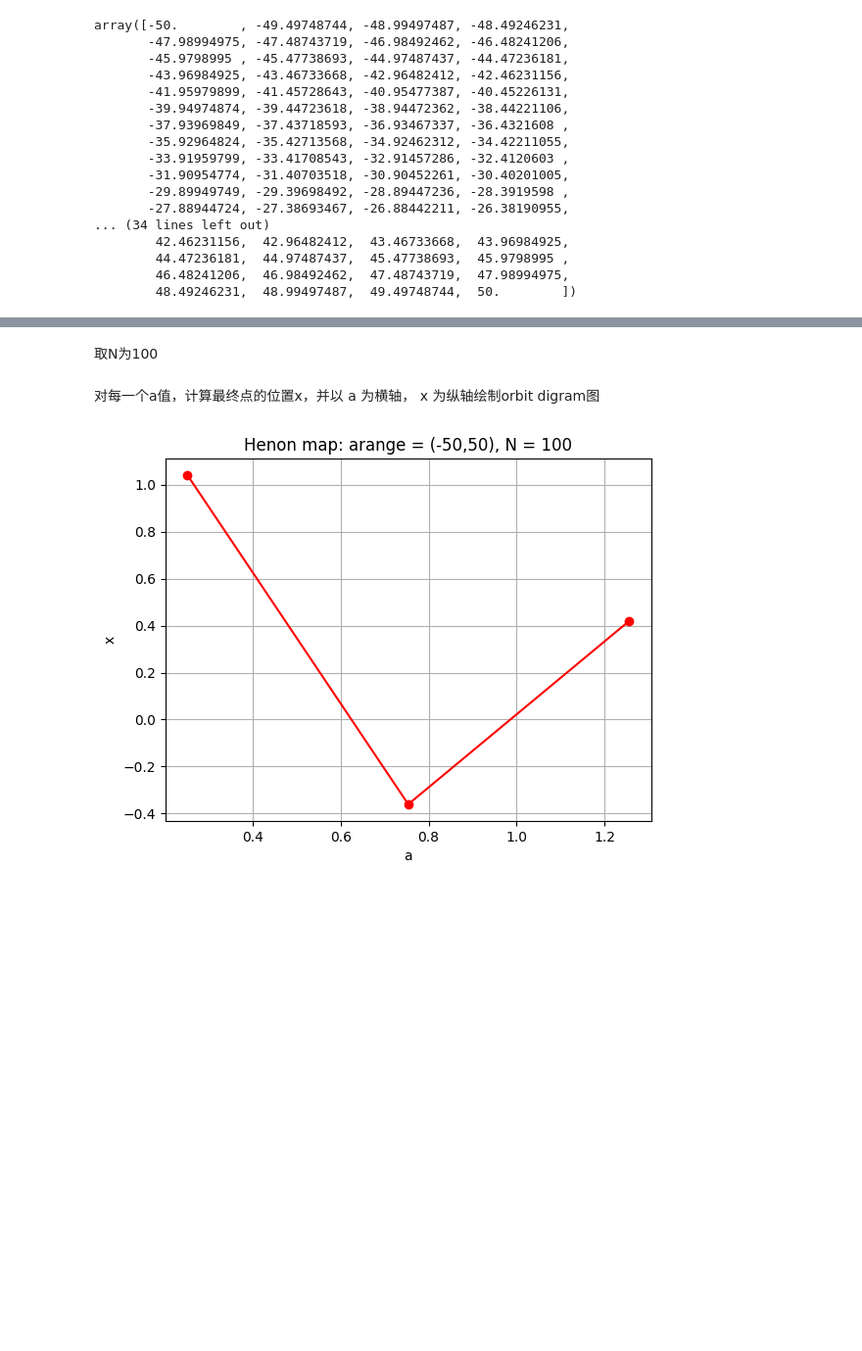
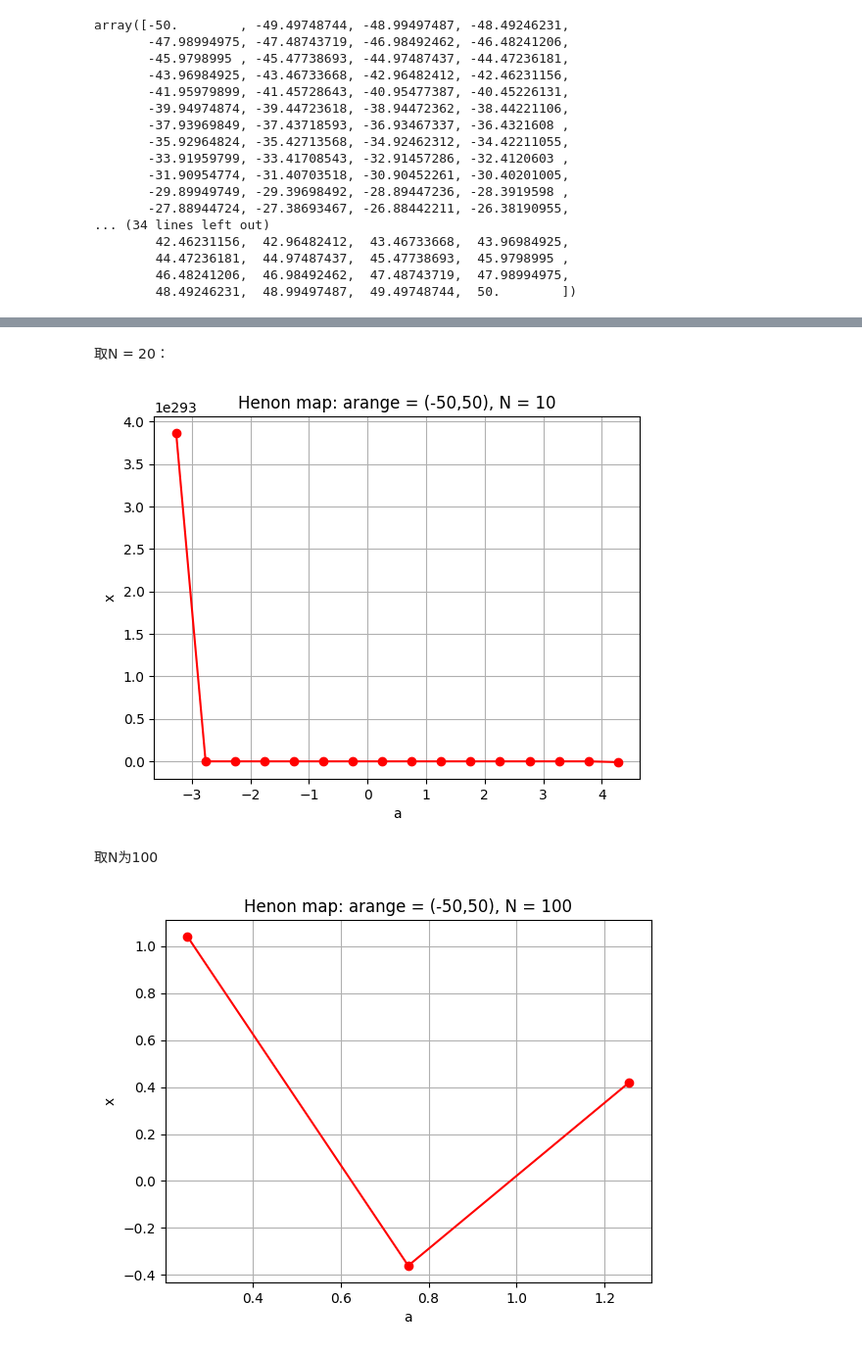
Before and after one commit to Eric-pistachio/XDSY118019-exam-zxj23307110145, a Jupyter notebook: finalexampart1.ipynb, the cells around one changed output, grey strips where cells are left out. Shown: that part at 98% size. Cells and saved outputs as stored; diff of their text form; code cells hidden in the pictures; blank space fills up the shorter version.

```diff
--- a/finalexampart1.ipynb
+++ b/finalexampart1.ipynb
@@ -140,2 +147,21 @@ array([-50.        , -49.49748744, -48.99497487, -48.49246231,
+# %% [markdown]
+取N = 20：
+# %%
+N = 10
+
+x = np.zeros(points)
+for i in range(points):
+    x[i] = Henon_map(a[i], b, x0, y0, N)[N, 0]
+
+#下面作图
+plt.title('Henon map: arange = (-%d,%d), N = %d' % (a_range, a_range, N))
+plt.plot(a, x, 'r-o')
+plt.xlabel('a')
+plt.ylabel('x')
+plt.grid(True)
+
+plt.show()
+# %% [output]
+[figure, added]
 # %% [markdown]
 取N为100
@@ -144,3 +168 @@ N = 100
-# %% [markdown]
-对每一个a值，计算最终点的位置x，并以 a 为横轴， x 为纵轴绘制orbit digram图
 # %%
```
Also changed, not shown: parts of 8 cells of this notebook, 1 other file.
